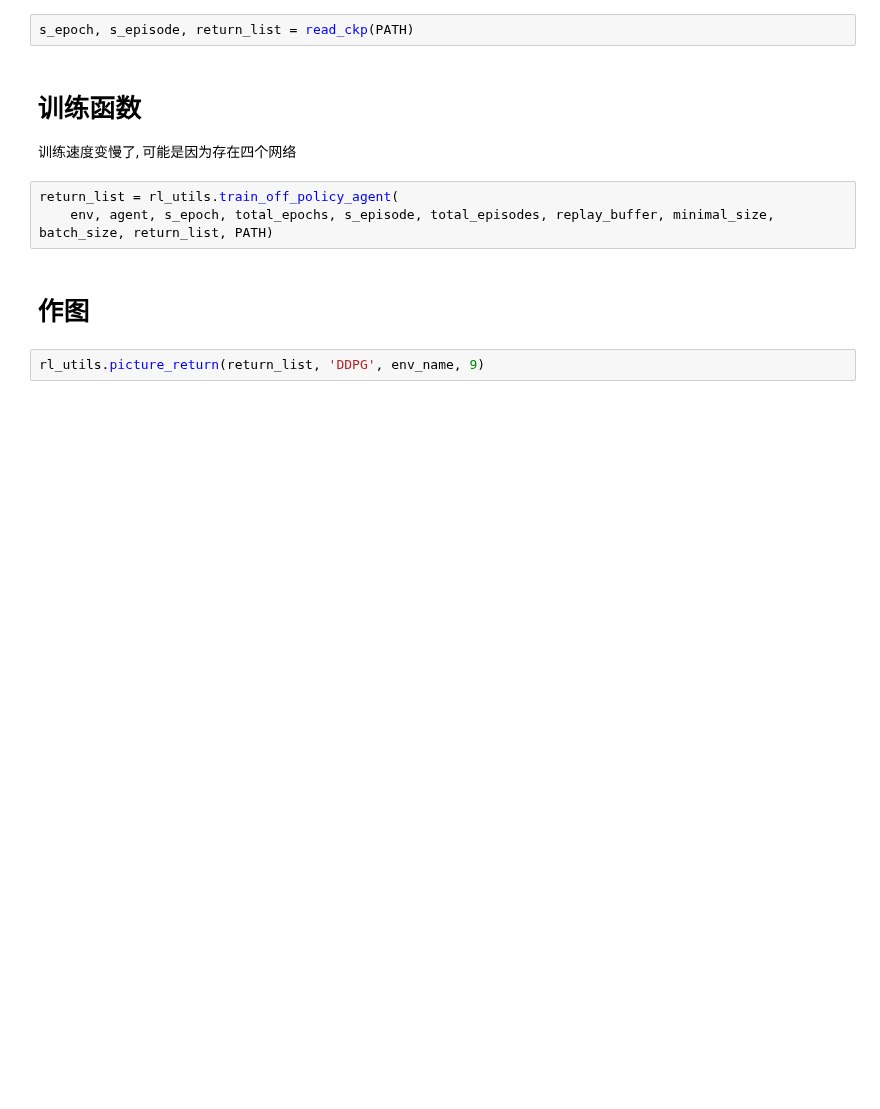
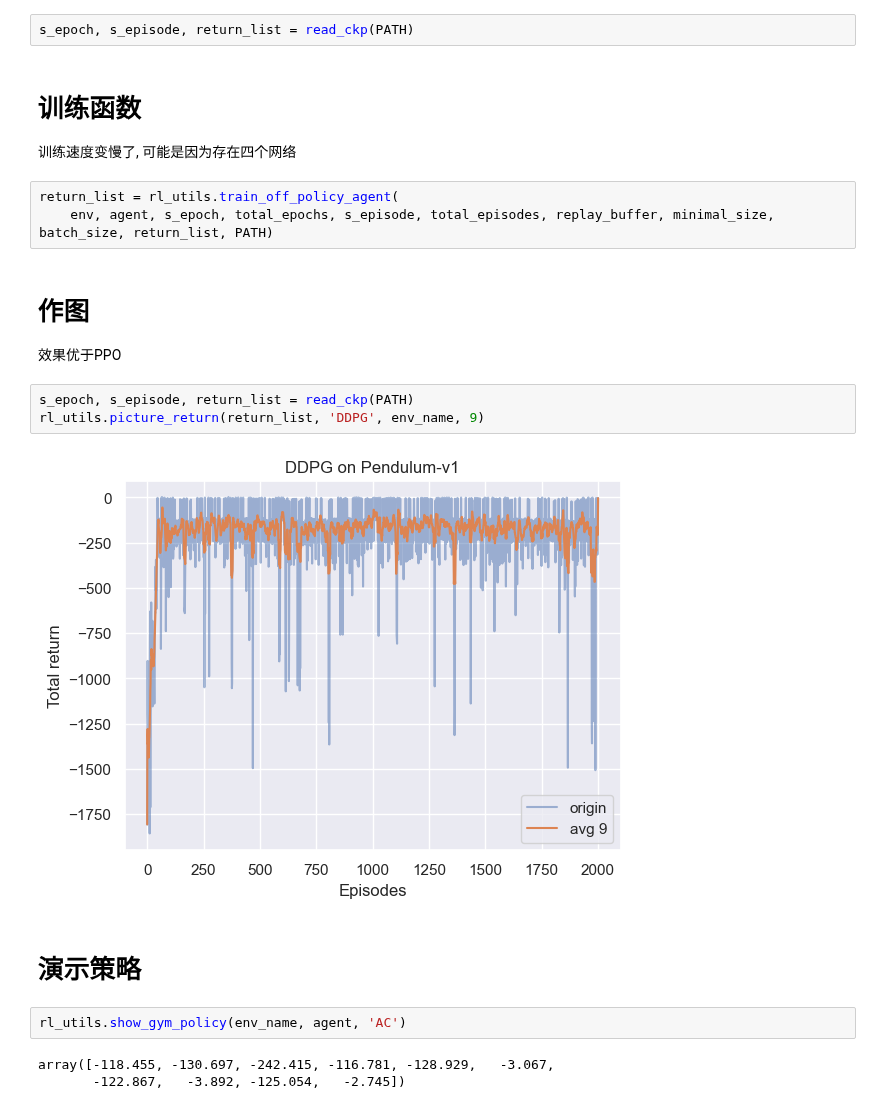
Before and after one commit to Aegis1863/ML_practice, a Jupyter notebook: 强化学习笔记/13_DDPG.ipynb, the cells around one changed output. Saved outputs shown, nothing was run; the diff lists cells and outputs as text; blank space fills up the shorter version.

```diff
--- a/强化学习笔记/13_DDPG.ipynb
+++ b/强化学习笔记/13_DDPG.ipynb
@@ -182,5 +187,17 @@ return_list = rl_utils.train_off_policy_agent(
     env, agent, s_epoch, total_epochs, s_episode, total_episodes, replay_buffer, minimal_size, batch_size, return_list, PATH)
 # %% [markdown]
 # 作图
+
+效果优于PPO
 # %%
+s_epoch, s_episode, return_list = read_ckp(PATH)
 rl_utils.picture_return(return_list, 'DDPG', env_name, 9)
+# %% [output]
+[figure, added]
+# %% [markdown]
+# 演示策略
+# %%
+rl_utils.show_gym_policy(env_name, agent, 'AC')
+# %% [output]
+array([-118.455, -130.697, -242.415, -116.781, -128.929,   -3.067,
+       -122.867,   -3.892, -125.054,   -2.745])
```
Also changed, not shown: parts of 1 cell of this notebook, 3 other files.
